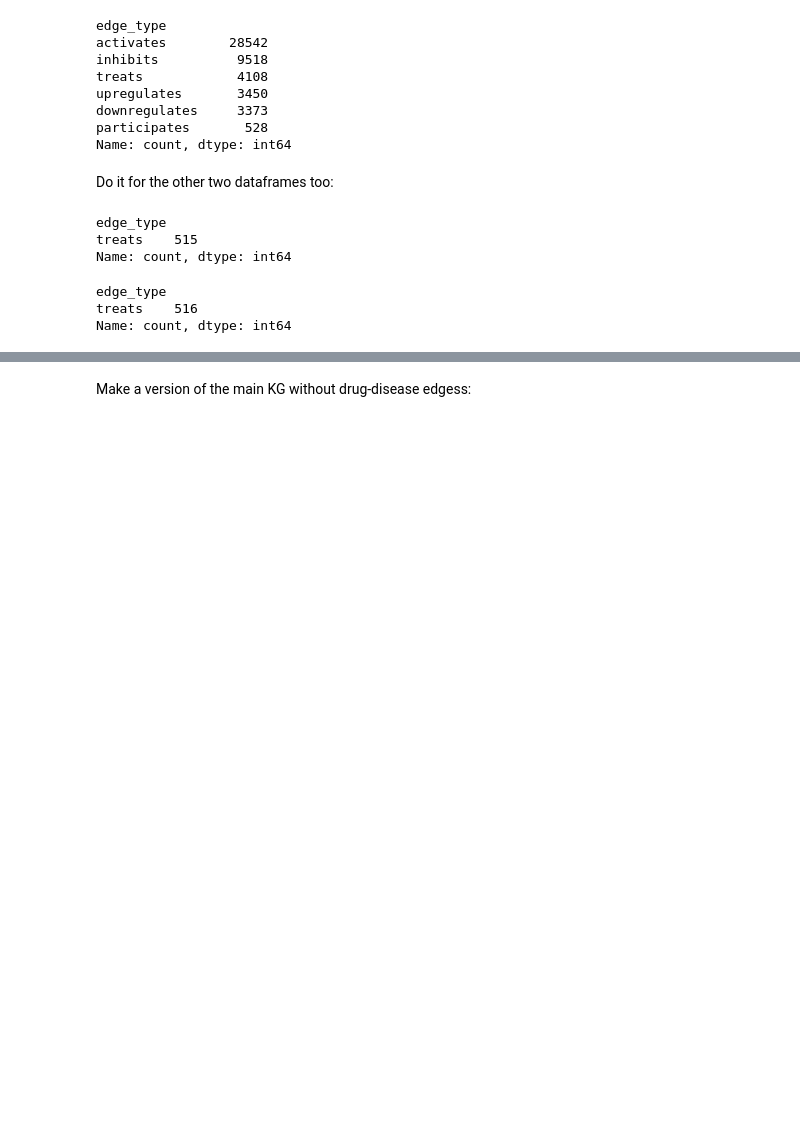
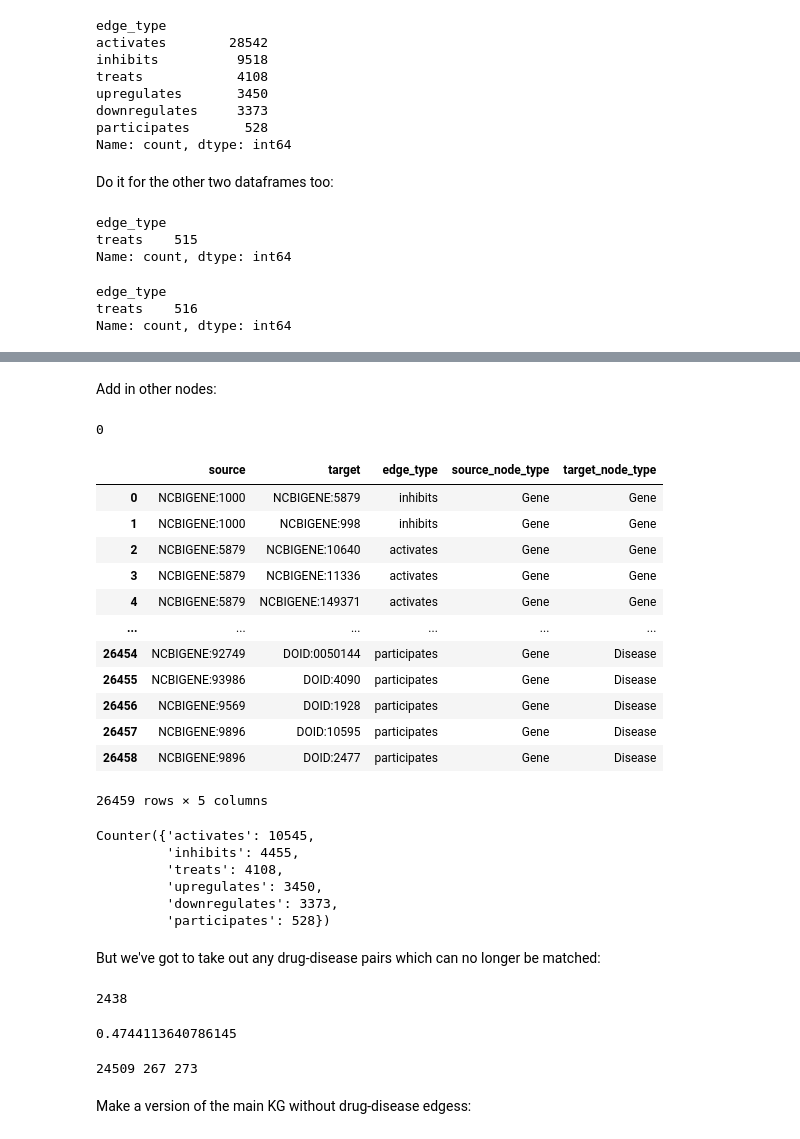
Before and after one commit to laurendelong21/MoA-Net, a Jupyter notebook: notebooks/disease_metapath_generation.ipynb, the cells around one changed output, grey strips where cells are left out. Cells and saved outputs as stored; diff of their text form; code cells hidden in the pictures; blank space fills up the shorter version.

```diff
--- a/notebooks/disease_metapath_generation.ipynb
+++ b/notebooks/disease_metapath_generation.ipynb
@@ -191,0 +262,13 @@ Name: count, dtype: int64
+# %%
+# remove isolated nodes
+def remove_isolated_nodes(G):
+
+    # remove isolated nodes
+    isolated_nodes = list(nx.isolates(G))
+    G.remove_nodes_from(isolated_nodes)
+
+    return G
+
+G = remove_isolated_nodes(G)
+# %% [markdown]
+Add in other nodes:
@@ -191,0 +285,5 @@ Name: count, dtype: int64
+# %%
+nodes_with_0_degree = [node for node in G.nodes if G.degree(node) == 0]
+len(nodes_with_0_degree)
+# %% [output]
+0
@@ -191,0 +307,27 @@ Name: count, dtype: int64
+# %%
+kg_w_train
+# %% [output]
+|  | source | target | edge_type | source_node_type | target_node_type |
+| 0 | NCBIGENE:1000 | NCBIGENE:5879 | inhibits | Gene | Gene |
+| 1 | NCBIGENE:1000 | NCBIGENE:998 | inhibits | Gene | Gene |
+| 2 | NCBIGENE:5879 | NCBIGENE:10640 | activates | Gene | Gene |
+| 3 | NCBIGENE:5879 | NCBIGENE:11336 | activates | Gene | Gene |
+| 4 | NCBIGENE:5879 | NCBIGENE:149371 | activates | Gene | Gene |
+| ... | ... | ... | ... | ... | ... |
+| 26454 | NCBIGENE:92749 | DOID:0050144 | participates | Gene | Disease |
+| 26455 | NCBIGENE:93986 | DOID:4090 | participates | Gene | Disease |
+| 26456 | NCBIGENE:9569 | DOID:1928 | participates | Gene | Disease |
+| 26457 | NCBIGENE:9896 | DOID:10595 | participates | Gene | Disease |
+| 26458 | NCBIGENE:9896 | DOID:2477 | participates | Gene | Disease |
+26459 rows × 5 columns
+# %%
+Counter(kg_w_train['edge_type'])
+# %% [output]
+Counter({'activates': 10545,
+         'inhibits': 4455,
+         'treats': 4108,
+         'upregulates': 3450,
+         'downregulates': 3373,
+         'participates': 528})
+# %% [markdown]
+But we've got to take out any drug-disease pairs which can no longer be matched:
@@ -192,3 +337,28 @@ Name: count, dtype: int64
+# %%
+no_path = set()
+
+for pair in true_pairs:
+    path_exists = nx.has_path(G, pair[0], pair[1])
+    if not path_exists:
+        no_path.add(pair)
+
+print(len(no_path))
+# %% [output]
+2438
+# %%
+len(no_path) / len(true_pairs)
+# %% [output]
+0.4744113640786145
+# %%
+for df in [kg_w_train, val, test]:
+    for i, row in df.iterrows():
+        if row['edge_type'] == 'treats' and (row['source'], row['target']) in no_path:
+            # print(f"Dropping {(row['source'], row['target'])}")
+            df.drop(i, inplace=True)
+
+print(len(kg_w_train), len(val), len(test))
+# %% [output]
+24509 267 273
 # %% [markdown]
 Make a version of the main KG without drug-disease edgess:
 # %%
```
Also changed, not shown: parts of 22 cells of this notebook, 1 other file.
